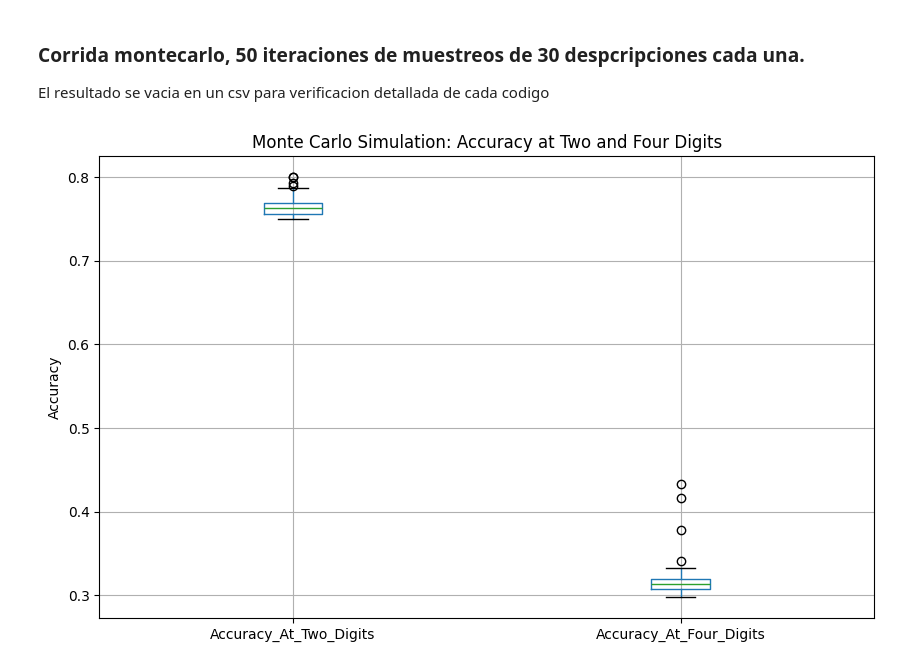
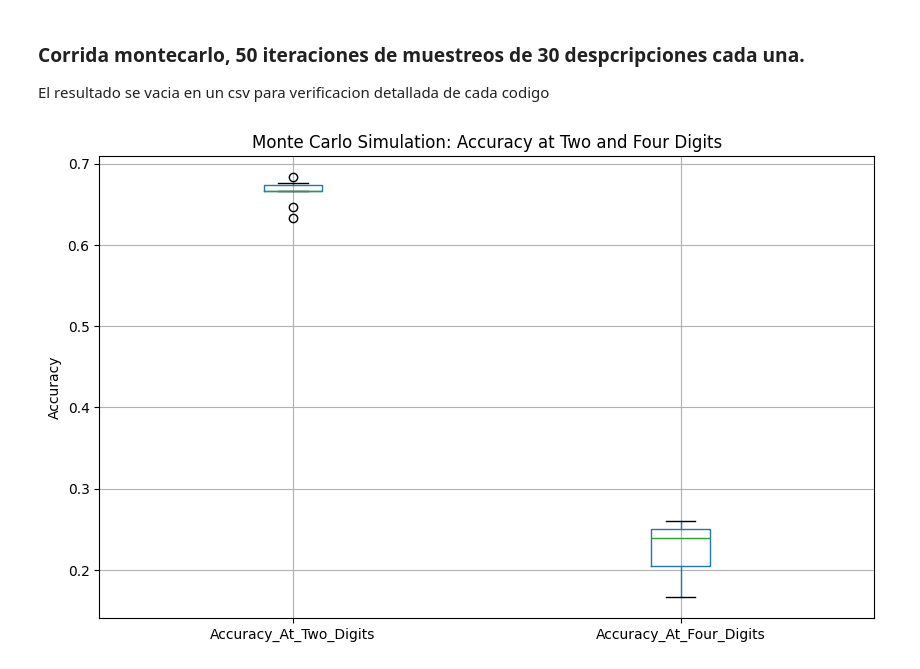
Before and after one commit to A01794052/proyecto_integrador_equipo_27, a Jupyter notebook: Avance5.27/validation_scripts/TestF_validation.ipynb, the cells around one changed output. Drawn from its saved outputs; the diff is of its cells as text; code cells hidden in the pictures.

```diff
--- a/Avance5.27/validation_scripts/TestF_validation.ipynb
+++ b/Avance5.27/validation_scripts/TestF_validation.ipynb
@@ -327,33 +333,33 @@ def calculate_accuracy(iteration_df):
 
     return accuracy_at_two_digits, accuracy_at_four_digits
 
-n_iterations = 50
+n_iterations = 10
 n_predictions = 30
 accuracy_results_list = []
 # Create an empty list to store the results
 results = []
 
 # Extract the queries from the 'Raw_data_input' column
 all_queries = df[['Raw_data_input', 'Expected_output','Expected_output_two_digits', 'Expected_output_four_digits']].dropna()  # Ensure no missing values
 
 for iteration in tqdm(range(n_iterations), desc="Running MonteCarlo simulation"):
     #print("Running iteration #:" , iteration+1)
     iteration_df = run_predictions(n_predictions)
     # Calculate accuracy
     acc_two_digits, acc_four_digits = calculate_accuracy(iteration_df)
 
     # Store the results
     accuracy_results_list.append([iteration + 1, acc_two_digits, acc_four_digits])
     #print("Accuracy of this iteration: ", acc_two_digits, acc_four_digits)
 
 # Convert results to DataFrame for further analysis
 accuracy_results_df = pd.DataFrame(accuracy_results_list, columns=['Iteration', 'Accuracy_At_Two_Digits', 'Accuracy_At_Four_Digits'])
 accuracy_results_df
 
 plt.figure(figsize=(10, 6))
 accuracy_results_df[['Accuracy_At_Two_Digits', 'Accuracy_At_Four_Digits']].boxplot()
 plt.title('Monte Carlo Simulation: Accuracy at Two and Four Digits')
 plt.ylabel('Accuracy')
 plt.show()
 # %% [output]
-[figure, old version]
+[figure, new version]
```
Also changed, not shown: parts of 1 cell of this notebook, 9 other files.
